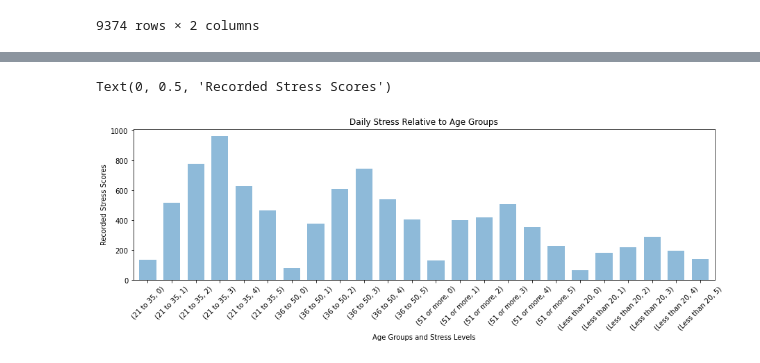
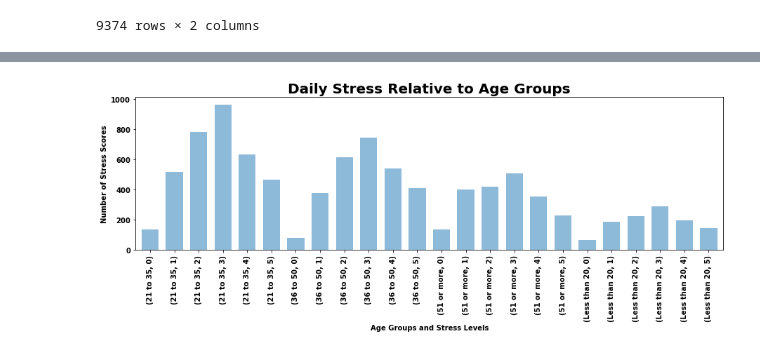
Before and after one commit to snackwdlau/First-Project, a Jupyter notebook: health_wellness.ipynb, the cells around one changed output, grey strips where cells are left out. Drawn from its saved outputs; the diff is of its cells as text; code cells hidden in the pictures.

Commit message:
Updated code and added images
Had to make some changes to my code. I used tfig1 and tfig2 for the power point

```diff
--- a/health_wellness.ipynb
+++ b/health_wellness.ipynb
@@ -6,7 +6,7 @@ import numpy as np
 import sys
 # %%
 #Data Files
-clean_data= '../Code/First-Project/CleanDataset/clean_data.csv'
+clean_data= '../First-Project/CleanDataset/clean_data.csv'
 
 clean_data= pd.read_csv(clean_data)
 clean_data.head()
@@ -57,14 +83,17 @@ age_groups
 # %%
 #group the ages
 plt.figure(figsize=(15,4))
-group= age_groups.groupby(['AGE','DAILY_STRESS']).value_counts().plot(kind='bar', rot= 45, align='center', width=.7, alpha=0.5)
+group= age_groups.groupby(['AGE','DAILY_STRESS']).value_counts().plot(kind='bar', align='center', width=.7, alpha=0.5)
 group
 
 
 plt.tight_layout
-plt.title('Daily Stress Relative to Age Groups')
-plt.xlabel('Age Groups and Stress Levels')
-plt.ylabel('Recorded Stress Scores')
+plt.title('Daily Stress Relative to Age Groups', fontweight='bold', fontsize='20')
+plt.xlabel('Age Groups and Stress Levels', fontweight='bold')
+plt.xticks(fontweight='bold')
+plt.ylabel('Number of Stress Scores', fontweight='bold')
+plt.yticks(fontweight='bold')
+
+plt.savefig('../First-Project/Output/tfig2.png', bbox_inches='tight')
 # %% [output]
-Text(0, 0.5, 'Recorded Stress Scores')
-[figure, old version]
+[figure, new version]
```
Also changed, not shown: parts of 3 cells of this notebook, 2 other files.
